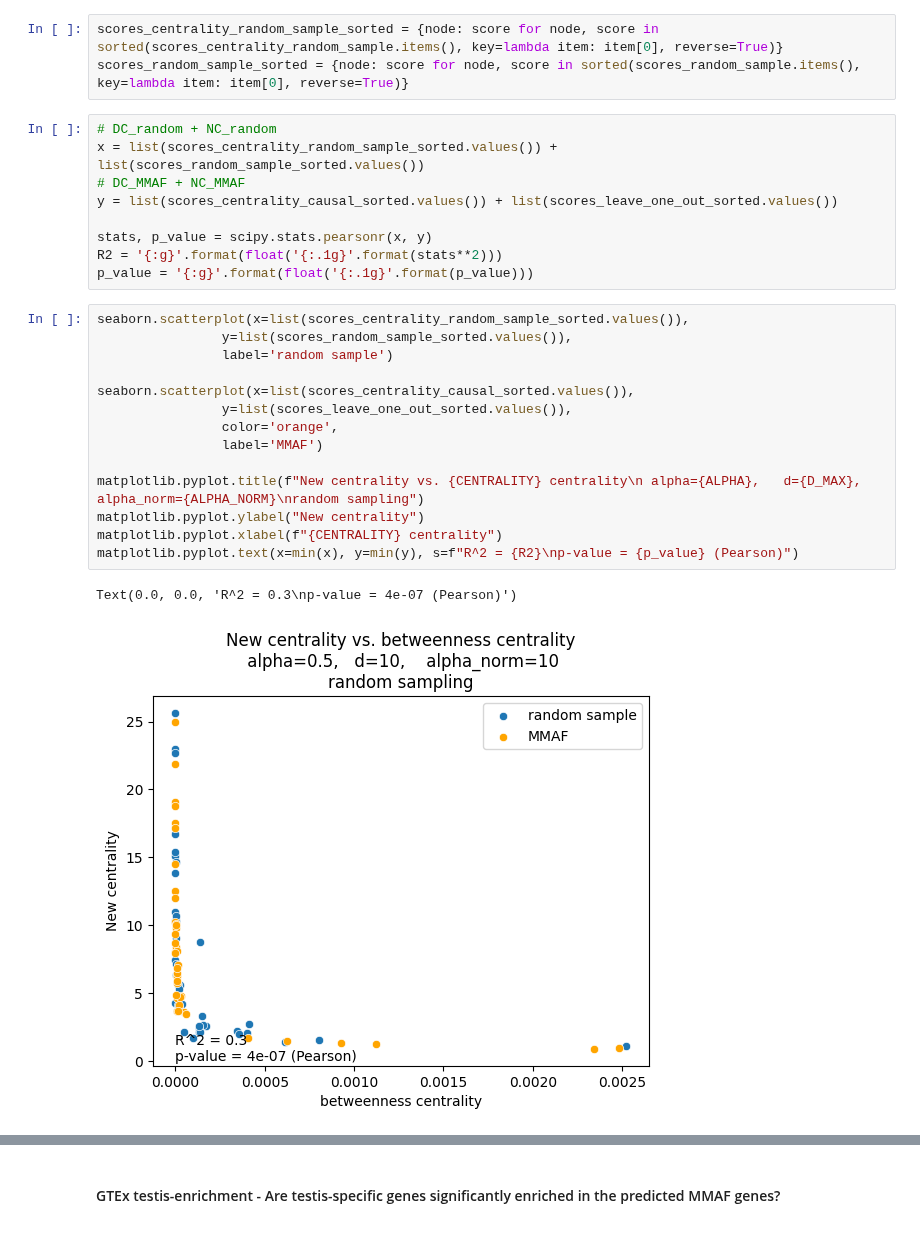
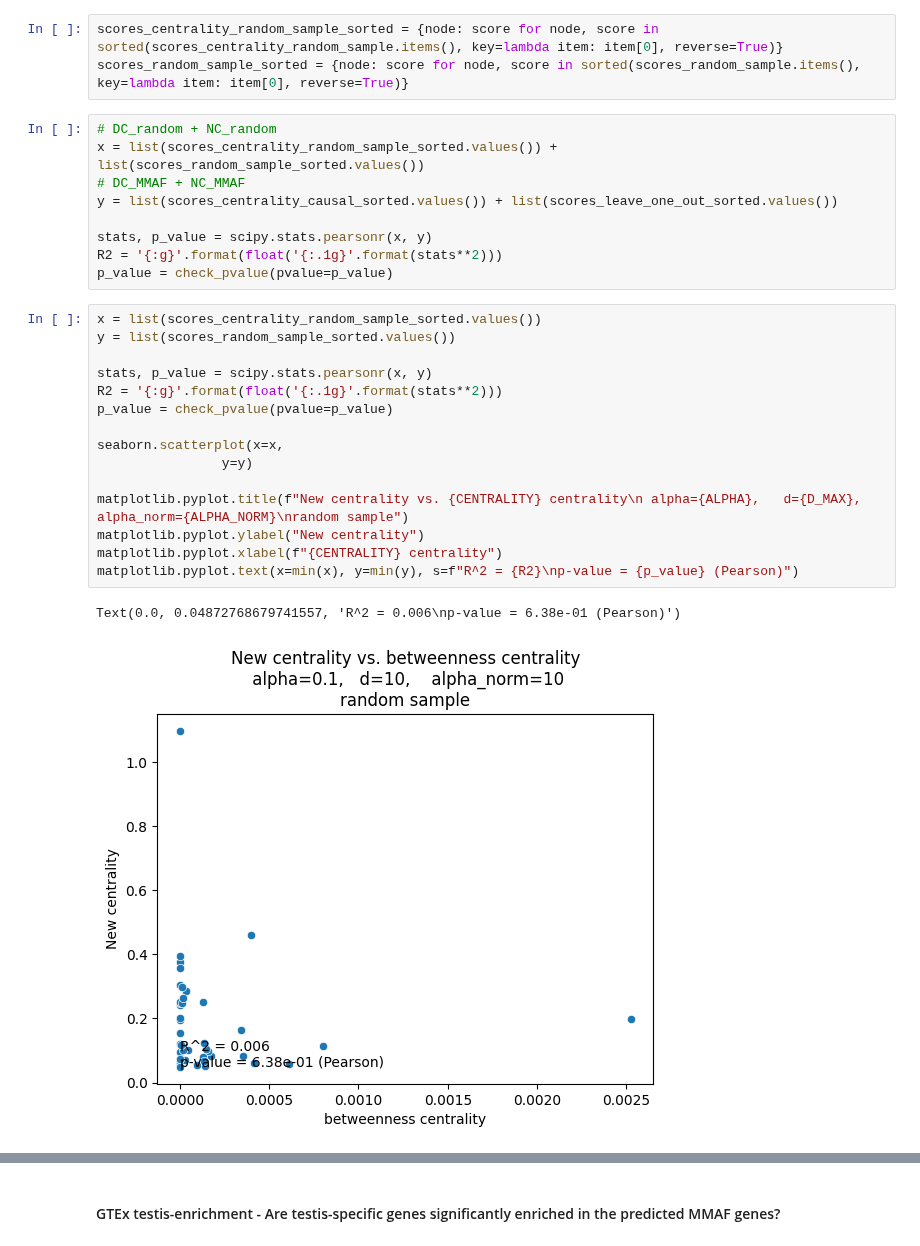
Before and after one commit to jjjk123/grexome-TIMC-Secondary-interactome, a Jupyter notebook: Interactome/jupyter_notebooks/analyze_scores_newCentrality.ipynb, the cells around one changed output, grey strips where cells are left out. Cells and saved outputs as stored; diff of their text form.

```diff
--- a/Interactome/jupyter_notebooks/analyze_scores_newCentrality.ipynb
+++ b/Interactome/jupyter_notebooks/analyze_scores_newCentrality.ipynb
@@ -236,21 +236,22 @@ y = list(scores_centrality_causal_sorted.values()) + list(scores_leave_one_out_s
 
 stats, p_value = scipy.stats.pearsonr(x, y)
 R2 = '{:g}'.format(float('{:.1g}'.format(stats**2)))
-p_value = '{:g}'.format(float('{:.1g}'.format(p_value)))
+p_value = check_pvalue(pvalue=p_value)
 # %%
-seaborn.scatterplot(x=list(scores_centrality_random_sample_sorted.values()),
-                y=list(scores_random_sample_sorted.values()),
-                label='random sample')
+x = list(scores_centrality_random_sample_sorted.values())
+y = list(scores_random_sample_sorted.values())
 
-seaborn.scatterplot(x=list(scores_centrality_causal_sorted.values()),
-                y=list(scores_leave_one_out_sorted.values()),
-                color='orange',
-                label='MMAF')
+stats, p_value = scipy.stats.pearsonr(x, y)
+R2 = '{:g}'.format(float('{:.1g}'.format(stats**2)))
+p_value = check_pvalue(pvalue=p_value)
 
-matplotlib.pyplot.title(f"New centrality vs. {CENTRALITY} centrality\n alpha={ALPHA},   d={D_MAX},    alpha_norm={ALPHA_NORM}\nrandom sampling")
+seaborn.scatterplot(x=x,
+                y=y)
+
+matplotlib.pyplot.title(f"New centrality vs. {CENTRALITY} centrality\n alpha={ALPHA},   d={D_MAX},    alpha_norm={ALPHA_NORM}\nrandom sample")
 matplotlib.pyplot.ylabel("New centrality")
 matplotlib.pyplot.xlabel(f"{CENTRALITY} centrality")
 matplotlib.pyplot.text(x=min(x), y=min(y), s=f"R^2 = {R2}\np-value = {p_value} (Pearson)")
 # %% [output]
-Text(0.0, 0.0, 'R^2 = 0.3\np-value = 4e-07 (Pearson)')
+Text(0.0, 0.04872768679741557, 'R^2 = 0.006\np-value = 6.38e-01 (Pearson)')
-[figure, old version]
+[figure, new version]
```
Also changed, not shown: parts of 17 cells of this notebook.
